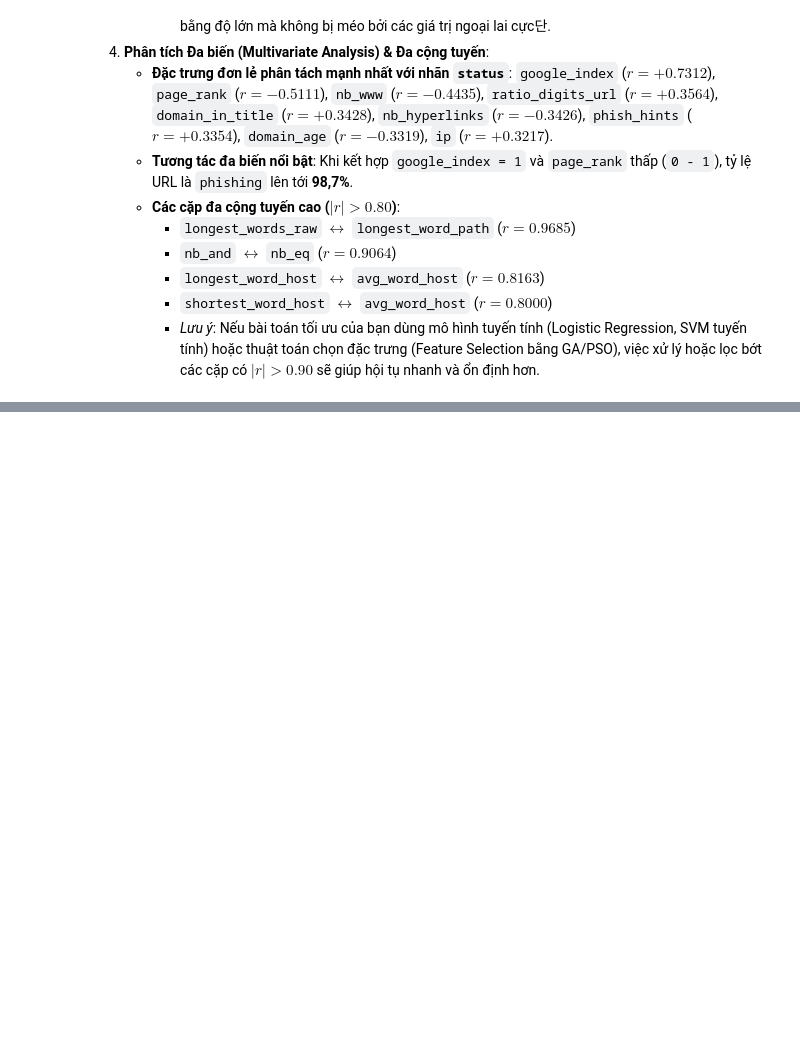
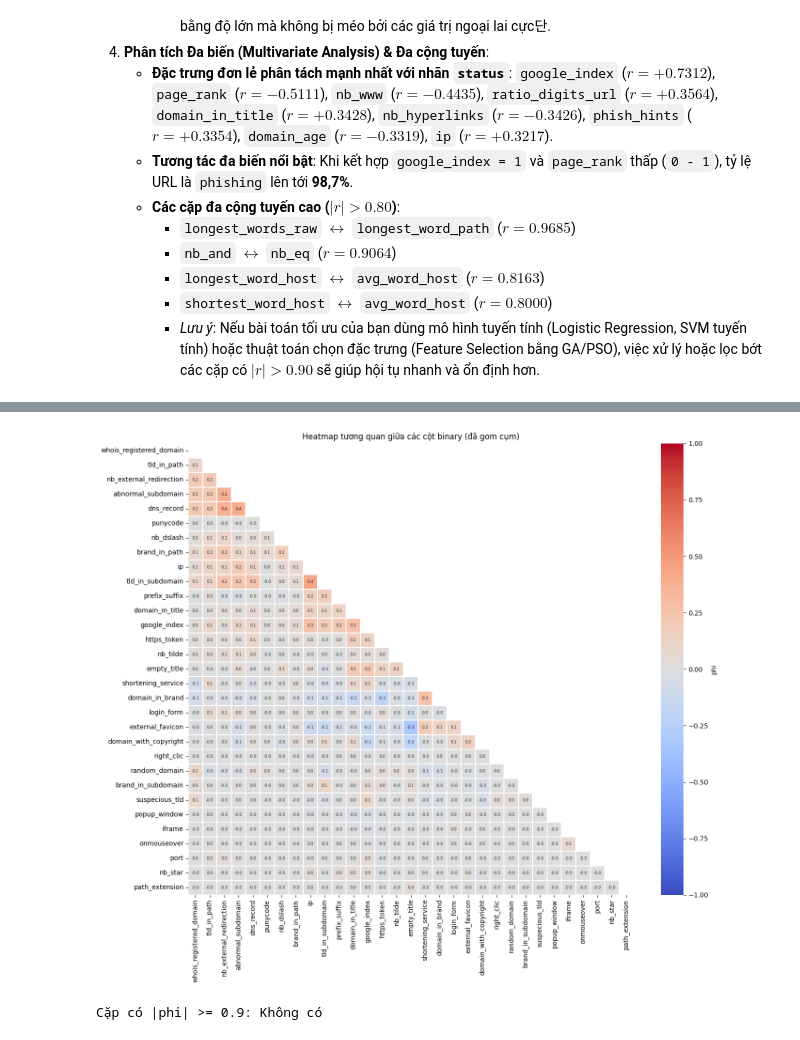
Before and after one commit to xuancuong1019/optimization_algorithm_phishing_detection, a Jupyter notebook: notebooks/01_exploratory_data_analysis.ipynb, the cells around one changed output, grey strips where cells are left out. Saved outputs shown, nothing was run; the diff lists cells and outputs as text; code cells hidden in the pictures; blank space fills up the shorter version.

```diff
--- a/notebooks/01_exploratory_data_analysis.ipynb
+++ b/notebooks/01_exploratory_data_analysis.ipynb
@@ -201,0 +193,26 @@ plt.show()
+# %%
+# ===== CELL 3: Heatmap tương quan phi (Pearson trên 0/1) =====
+THRESH = 0.9
+corr = df[bin_cols].corr()                        # với biến 0/1, Pearson = hệ số phi
+order = sns.clustermap(corr, method="average").dendrogram_row.reordered_ind
+plt.close()
+corr_o = corr.iloc[order, order]
+mask = np.triu(np.ones_like(corr_o, dtype=bool))
+
+plt.figure(figsize=(14, 12))
+sns.heatmap(corr_o, mask=mask, cmap="coolwarm", vmin=-1, vmax=1, center=0,
+            annot=True, fmt=".1f", annot_kws={"size": 6}, linewidths=0.3,
+            cbar_kws={"label": "phi"})
+plt.title("Heatmap tương quan giữa các cột binary (đã gom cụm)")
+plt.tight_layout(); plt.show()
+
+# Cặp cột trùng/gần trùng thông tin
+pairs = (corr.where(np.tril(np.ones(corr.shape, dtype=bool), -1)).stack()
+         .rename("phi").reset_index().rename(columns={"level_0": "col_a", "level_1": "col_b"}))
+pairs["agree_%"] = [100 * (df[a] == df[b]).mean() for a, b in zip(pairs.col_a, pairs.col_b)]
+high = pairs[pairs.phi.abs() >= THRESH].sort_values("phi", key=abs, ascending=False)
+print(f"Cặp có |phi| >= {THRESH}:", "Không có" if high.empty else "")
+if not high.empty: print(high.round(3).to_string(index=False))
+# %% [output]
+[figure, added]
+Cặp có |phi| >= 0.9: Không có
```
Also changed, not shown: parts of 10 cells of this notebook, 5 other files.
